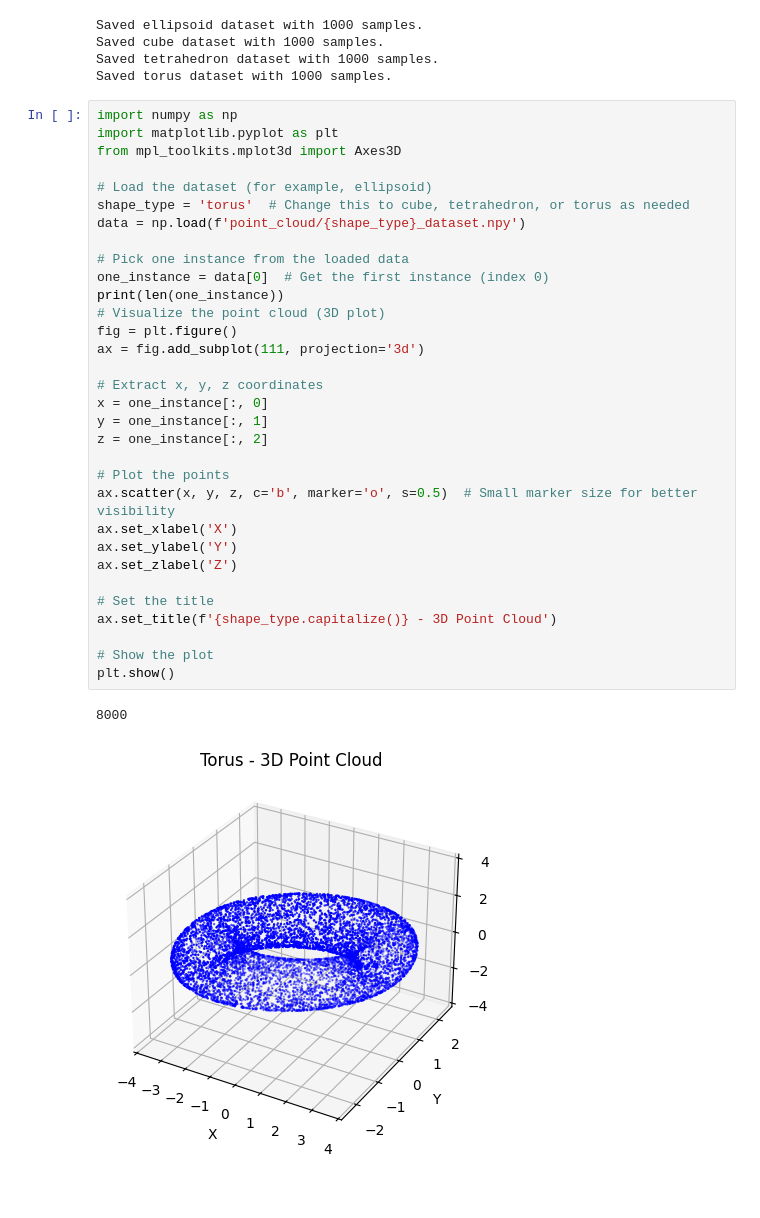
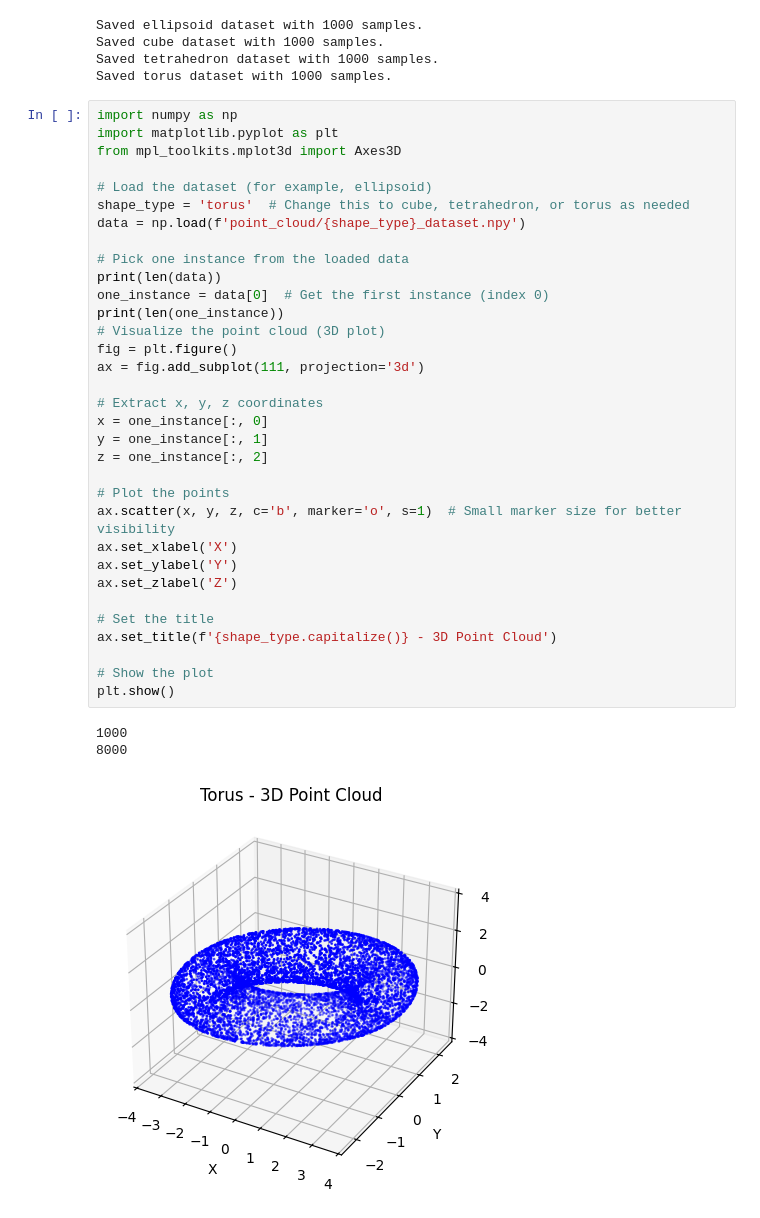
Before and after one commit to XUJIAZHANG2002/3d_generation, a Jupyter notebook: dataset/SimpleShapeDataset/generate_gm_data.ipynb, the cells around one changed output. Saved outputs shown, nothing was run; the diff lists cells and outputs as text.

```diff
--- a/dataset/SimpleShapeDataset/generate_gm_data.ipynb
+++ b/dataset/SimpleShapeDataset/generate_gm_data.ipynb
@@ -195,32 +196,34 @@ import matplotlib.pyplot as plt
 from mpl_toolkits.mplot3d import Axes3D
 
 # Load the dataset (for example, ellipsoid)
 shape_type = 'torus'  # Change this to cube, tetrahedron, or torus as needed
 data = np.load(f'point_cloud/{shape_type}_dataset.npy')
 
 # Pick one instance from the loaded data
+print(len(data))
 one_instance = data[0]  # Get the first instance (index 0)
 print(len(one_instance))
 # Visualize the point cloud (3D plot)
 fig = plt.figure()
 ax = fig.add_subplot(111, projection='3d')
 
 # Extract x, y, z coordinates
 x = one_instance[:, 0]
 y = one_instance[:, 1]
 z = one_instance[:, 2]
 
 # Plot the points
-ax.scatter(x, y, z, c='b', marker='o', s=0.5)  # Small marker size for better visibility
+ax.scatter(x, y, z, c='b', marker='o', s=1)  # Small marker size for better visibility
 ax.set_xlabel('X')
 ax.set_ylabel('Y')
 ax.set_zlabel('Z')
 
 # Set the title
 ax.set_title(f'{shape_type.capitalize()} - 3D Point Cloud')
 
 # Show the plot
 plt.show()
 # %% [output]
+1000
 8000
-[figure, old version]
+[figure, new version]
```
Also changed, not shown: parts of 6 cells of this notebook, 1 other file.
